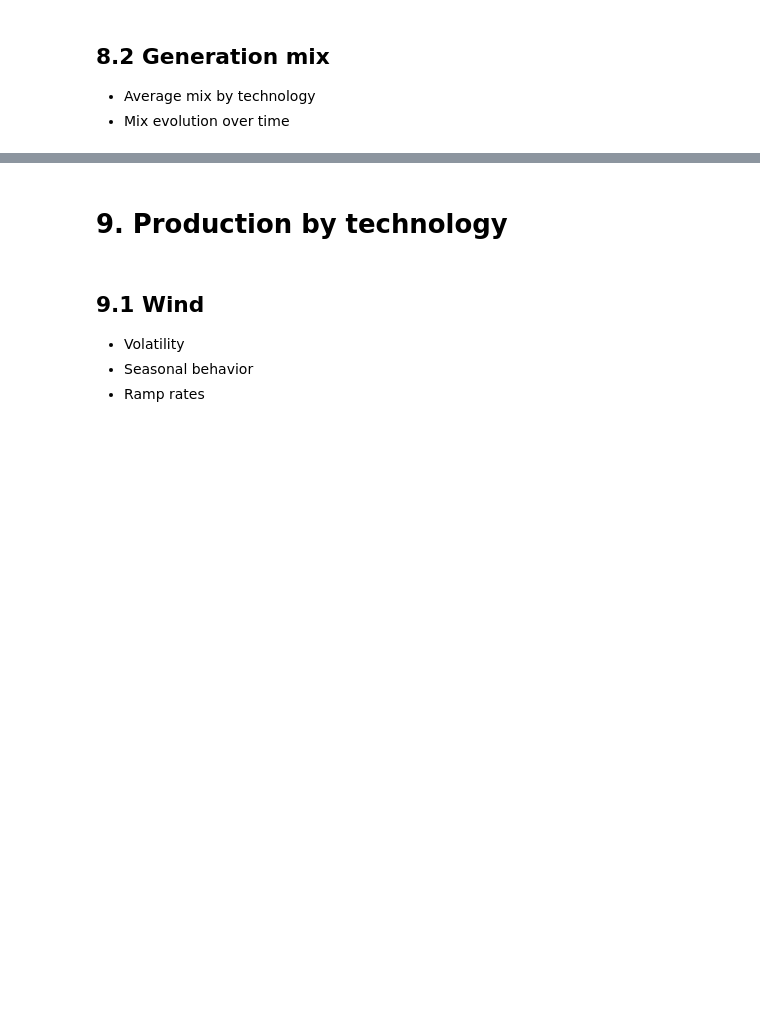
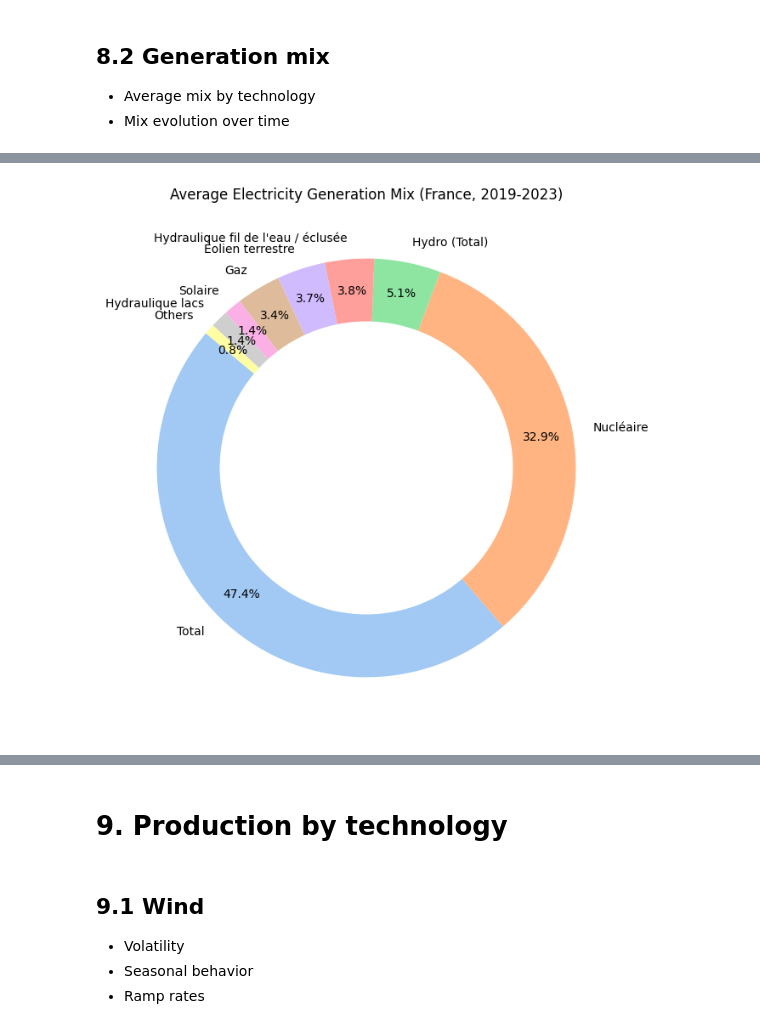
Before and after one commit to quentinbenchetrit/france-grid-stress-prediction, a Jupyter notebook: notebooks/EDA.ipynb, the cells around one changed output, grey strips where cells are left out. Saved outputs shown, nothing was run; the diff lists cells and outputs as text; code cells hidden in the pictures; blank space fills up the shorter version.

```diff
--- a/notebooks/EDA.ipynb
+++ b/notebooks/EDA.ipynb
@@ -3032,3 +3066,101 @@ ValueError: cannot reindex on an axis with duplicate labels
 
 - Average mix by technology
 - Mix evolution over time
+# %%
+import pandas as pd
+import matplotlib.pyplot as plt
+import seaborn as sns
+import glob
+import gc
+
+def analyze_generation_mix():
+    print(">>> 8.2 GENERATION MIX ANALYSIS")
+
+    # Focus on recent years to reflect the current energy landscape
+    years = [2019, 2020, 2021, 2022, 2023]
+    print(f"Loading production data for: {years}...")
+
+    prod_list = []
+    for y in years:
+        f = f"../data/interim/production/production_realisation_{y}_long_utc.csv"
+        try:
+            cols = pd.read_csv(f, nrows=0).columns
+            date_col = 'datetime' if 'datetime' in cols else 'start_date'
+
+            # Load Long Format: [datetime, technology, value_mw]
+            df = pd.read_csv(f, usecols=[date_col, 'technology', 'value_mw'])
+            df = df.rename(columns={date_col: 'ts', 'value_mw': 'mw'})
+            df['ts'] = pd.to_datetime(df['ts'], utc=True)
+
+            # Pivot immediately to Wide Format (Index=Time, Cols=Tech)
+            # We use sum() in case of duplicates, then resample to Monthly Mean to save RAM
+            wide = df.pivot_table(index='ts', columns='technology', values='mw', aggfunc='sum')
+            wide_monthly = wide.resample('ME').mean() # 'ME' is Month End (pandas 2.0+) or 'M'
+
+            prod_list.append(wide_monthly)
+        except Exception as e:
+            print(f"Skipping {y}: {e}")
+
+    if not prod_list: return
+    df_mix = pd.concat(prod_list).sort_index()
+
+    # Clean up column names (remove NaN cols if any)
+    df_mix = df_mix.fillna(0)
+
+    # Consolidate minor technologies if needed (Optional)
+    # e.g., Group all Hydro
+    hydro_cols = [c for c in df_mix.columns if 'Hydraulique' in c]
+    df_mix['Hydro (Total)'] = df_mix[hydro_cols].sum(axis=1)
+    # We keep original columns for detailed view, but could drop them to simplify
+
+    # --- A. Global Mix (Pie Chart) ---
+    # Average generation over the whole period
+    total_gen = df_mix.mean().sort_values(ascending=False)
+
+    # Filter for main technologies (> 1% share) for the pie chart
+    main_gen = total_gen[total_gen / total_gen.sum() > 0.01]
+    other_gen = total_gen[total_gen / total_gen.sum() <= 0.01].sum()
+    if other_gen > 0:
+        main_gen['Others'] = other_gen
+
+    plt.figure(figsize=(10, 8))
+    plt.pie(main_gen, labels=main_gen.index, autopct='%1.1f%%', startangle=140,
+            colors=sns.color_palette('pastel'), pctdistance=0.85)
+    plt.title(f"Average Electricity Generation Mix (France, {years[0]}-{years[-1]})")
+    # Draw circle for Donut Chart style
+    centre_circle = plt.Circle((0,0),0.70,fc='white')
+    plt.gca().add_artist(centre_circle)
+    plt.show()
+
+    # --- B. Evolution over Time (Stacked Area Chart) ---
+    # We select the most important columns for the stacked plot to avoid clutter
+    # Standardizing names slightly for display
+    plot_cols = ['Nucléaire', 'Hydraulique fil de l\'eau / éclusée', 'Hydraulique lacs',
+                 'Gaz', 'Eolien terrestre', 'Eolien en mer', 'Solaire', 'Charbon', 'Fioul']
+
+    # Intersect with available columns
+    available_cols = [c for c in plot_cols if c in df_mix.columns]
+
+    # Plot
+    plt.figure(figsize=(16, 8))
+    plt.stackplot(df_mix.index, [df_mix[c] for c in available_cols], labels=available_cols, alpha=0.85)
+
+    plt.title("Evolution of Generation Mix (Monthly Average)")
+    plt.ylabel("Generation (MW)")
+    plt.xlabel("Date")
+    plt.legend(loc='upper left', bbox_to_anchor=(1, 1), title="Technology")
+    plt.grid(True, alpha=0.3)
+
+    # Highlight 2022 Nuclear Dip
+    plt.annotate('2022 Nuclear Low', xy=(pd.Timestamp('2022-08-01', tz='UTC'), 30000),
+                 xytext=(pd.Timestamp('2022-08-01', tz='UTC'), 10000),
+                 arrowprops=dict(facecolor='white', shrink=0.05), color='white', fontweight='bold', ha='center')
+
+    plt.tight_layout()
+    plt.show()
+
+    del df_mix, prod_list
+    gc.collect()
+
+analyze_generation_mix()
+# %% [output]
@@ -3034,0 +3169 @@ ValueError: cannot reindex on an axis with duplicate labels
+[figure, added]
```
Also changed, not shown: parts of 4 cells of this notebook.
